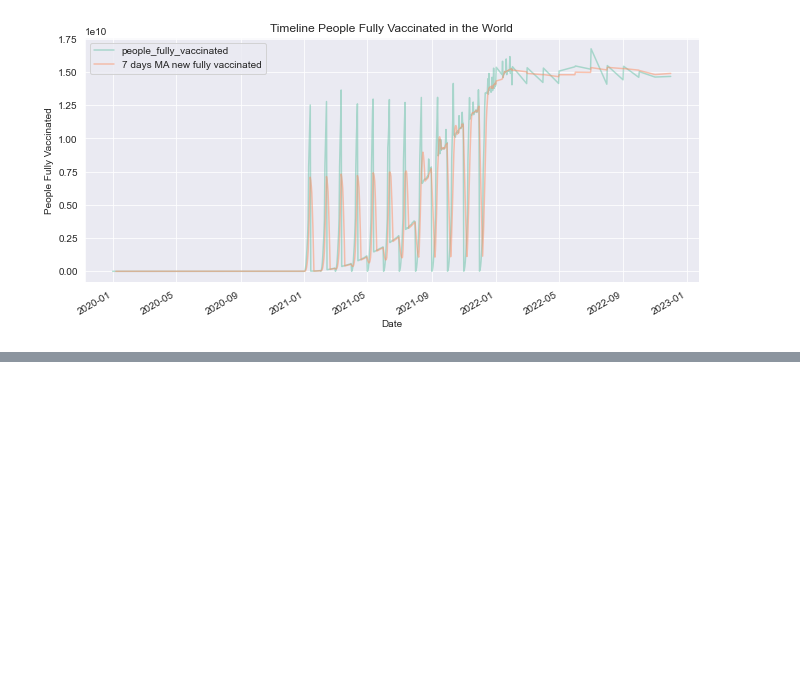
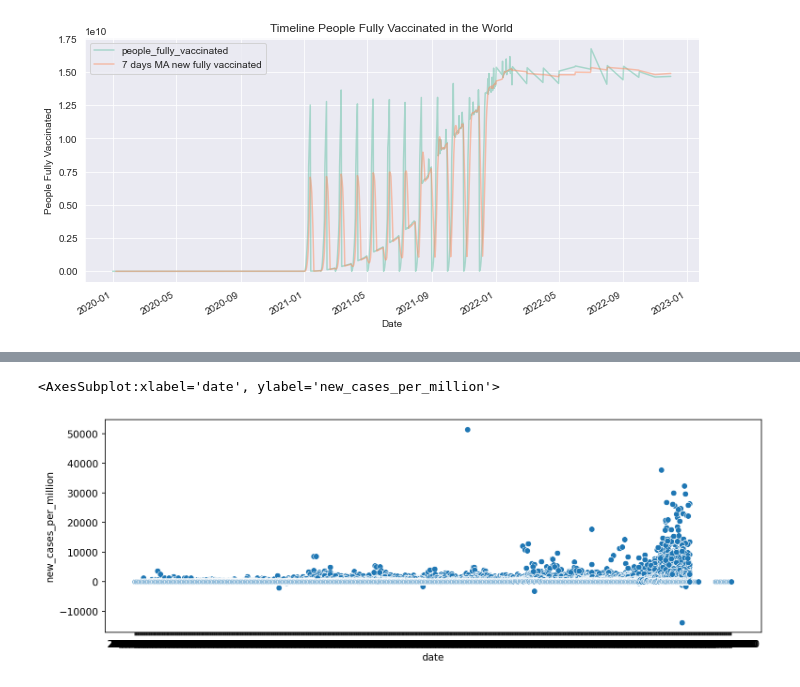
Before and after one commit to Alant84/-UCDPA_AlanTarpey-, a Jupyter notebook: Daily Omicron (COVID-19 Dataset).ipynb, the cells around one changed output, grey strips where cells are left out. Saved outputs shown, nothing was run; the diff lists cells and outputs as text; code cells hidden in the pictures; blank space fills up the shorter version.

```diff
--- a/Daily Omicron (COVID-19 Dataset).ipynb
+++ b/Daily Omicron (COVID-19 Dataset).ipynb
@@ -791,0 +809,6 @@ Text(0, 0.5, 'People Fully Vaccinated')
+# %%
+plt.figure(figsize=(12, 4), dpi=150)
+sns.scatterplot(data=df, x='date', y='new_cases_per_million')
+# %% [output]
+<AxesSubplot:xlabel='date', ylabel='new_cases_per_million'>
+[figure, added]
```
Also changed, not shown: parts of 14 cells of this notebook.
